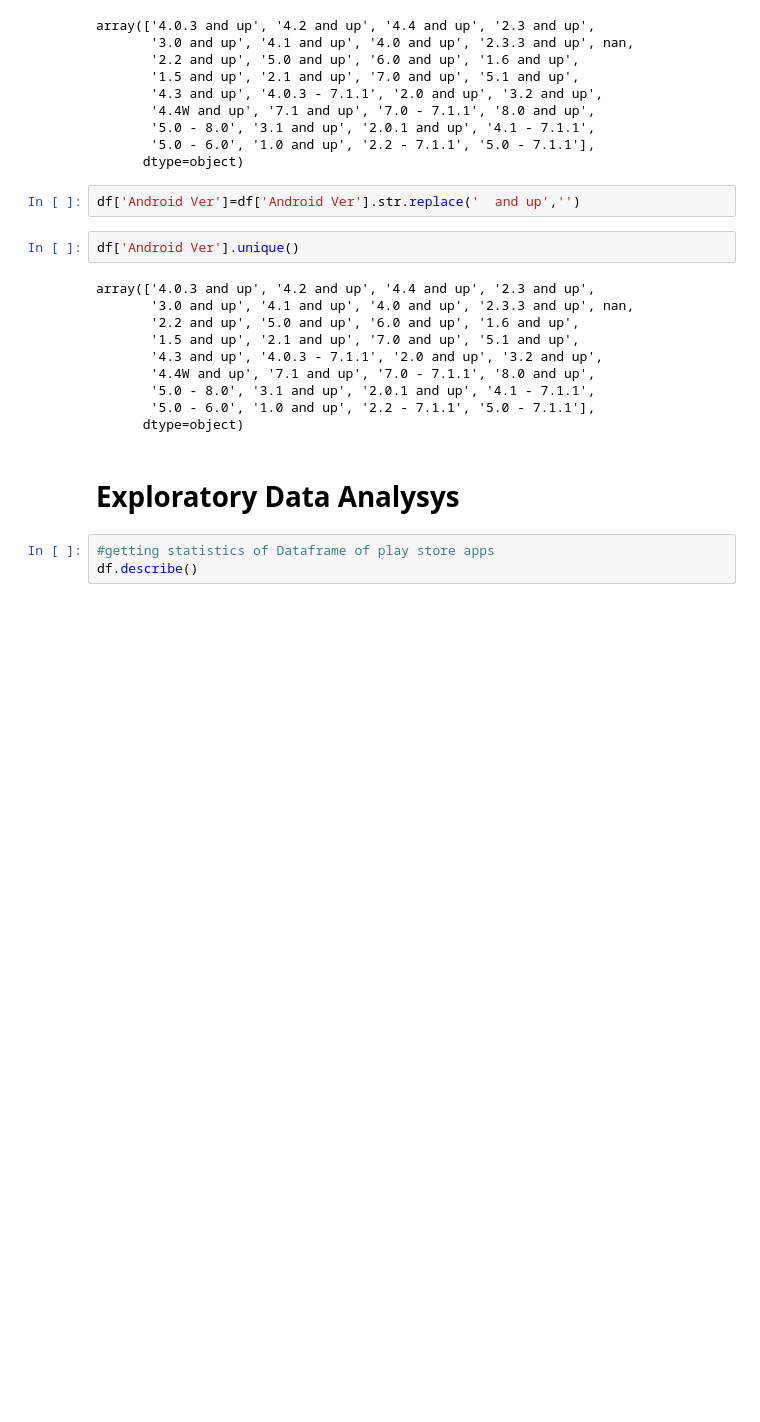
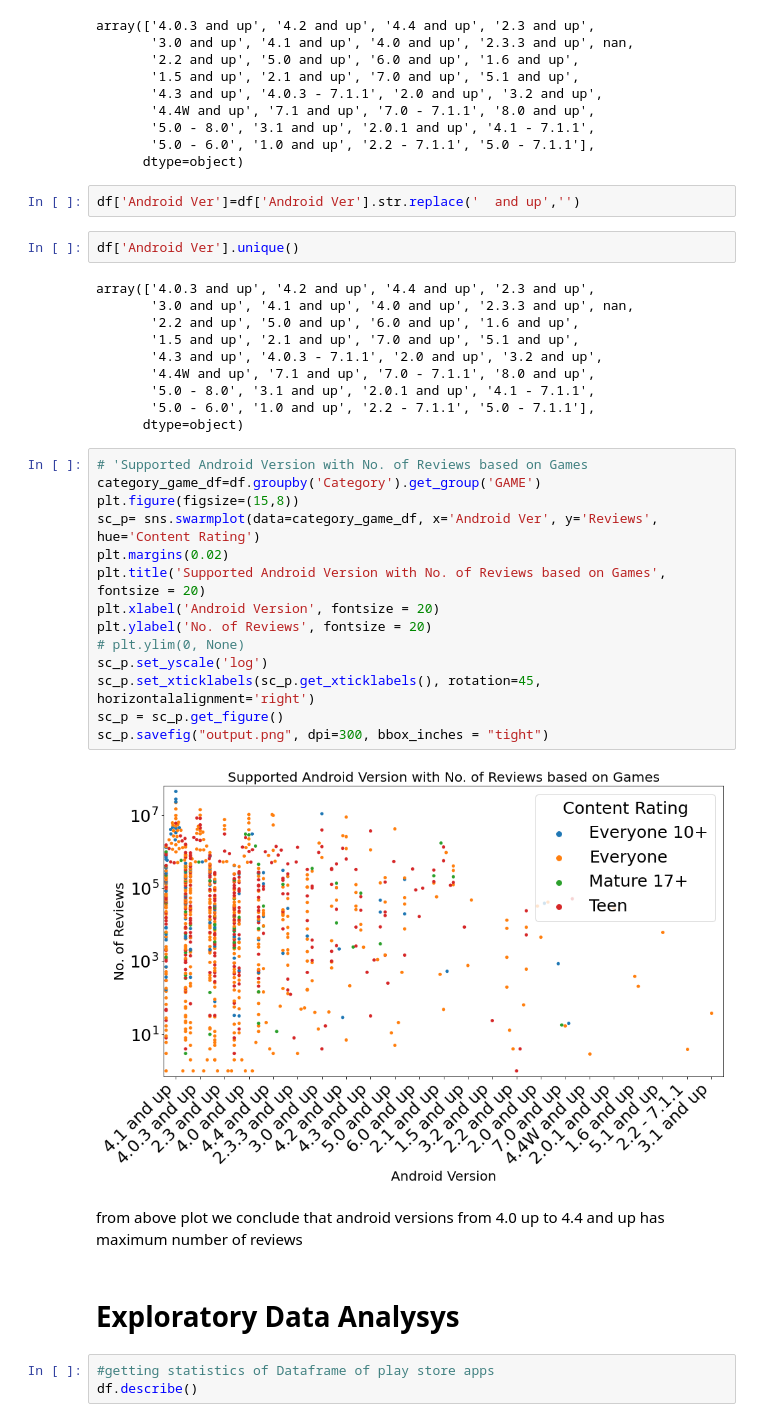
Before and after one commit to gajanankumar/EDA_Play_store_apps, a Jupyter notebook: Copy_of_Play_Store_App_Review_Analysis_Capstone_Project.ipynb, the cells around one changed output. Cells and saved outputs as stored; diff of their text form; blank space fills up the shorter version.

```diff
--- a/Copy_of_Play_Store_App_Review_Analysis_Capstone_Project.ipynb
+++ b/Copy_of_Play_Store_App_Review_Analysis_Capstone_Project.ipynb
@@ -1110,6 +1110,24 @@ array(['4.0.3 and up', '4.2 and up', '4.4 and up', '2.3 and up',
        '5.0 - 8.0', '3.1 and up', '2.0.1 and up', '4.1 - 7.1.1',
        '5.0 - 6.0', '1.0 and up', '2.2 - 7.1.1', '5.0 - 7.1.1'],
       dtype=object)
+# %%
+# 'Supported Android Version with No. of Reviews based on Games
+category_game_df=df.groupby('Category').get_group('GAME')
+plt.figure(figsize=(15,8))
+sc_p= sns.swarmplot(data=category_game_df, x='Android Ver', y='Reviews', hue='Content Rating')
+plt.margins(0.02)
+plt.title('Supported Android Version with No. of Reviews based on Games', fontsize = 20)
+plt.xlabel('Android Version', fontsize = 20)
+plt.ylabel('No. of Reviews', fontsize = 20)
+# plt.ylim(0, None)
+sc_p.set_yscale('log')
+sc_p.set_xticklabels(sc_p.get_xticklabels(), rotation=45, horizontalalignment='right')
+sc_p = sc_p.get_figure()
+sc_p.savefig("output.png", dpi=300, bbox_inches = "tight")
+# %% [output]
+[figure, added]
+# %% [markdown]
+from above plot we conclude that android versions from 4.0 up to 4.4 and up has maximum number of reviews
 # %% [markdown]
 # **Exploratory Data Analysys**
 # %%
```
Also changed, not shown: parts of 12 cells of this notebook.
